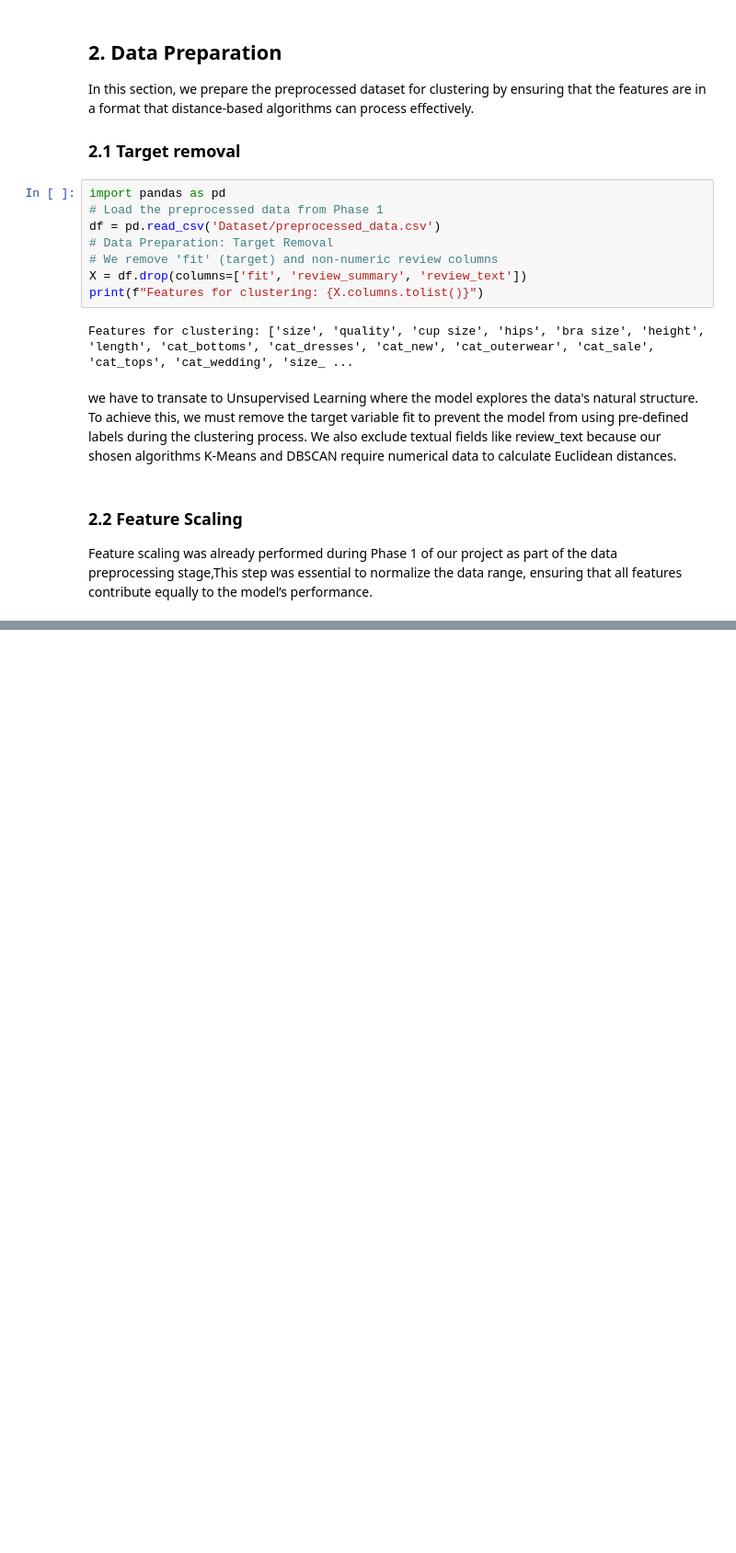
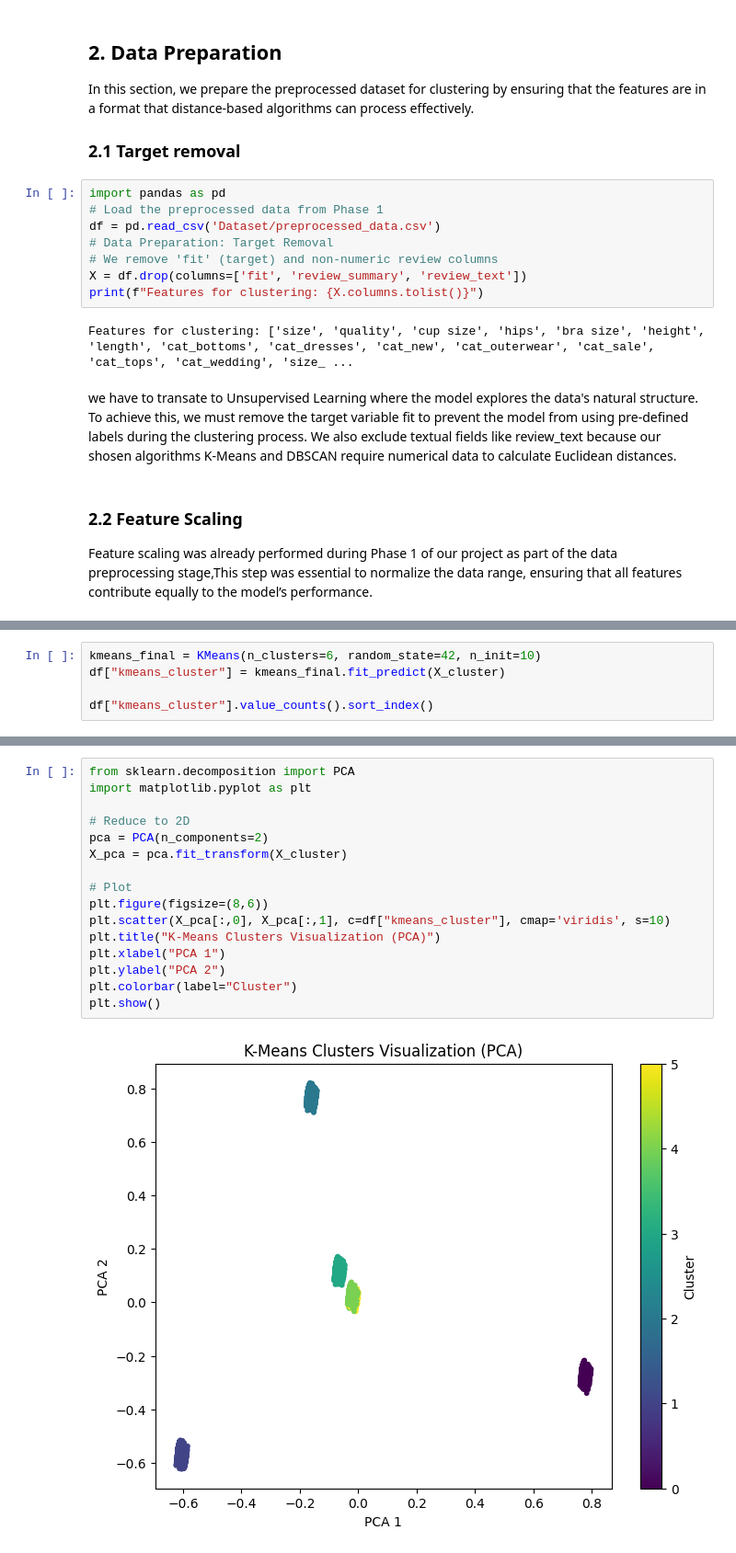
Before and after one commit to alameer515/SWE485-Project-Group10, a Jupyter notebook: Phase2_Unsupervised_Learning.ipynb, the cells around one changed output, grey strips where cells are left out. Shown at 92% size. Cells and saved outputs as stored; diff of their text form; blank space fills up the shorter version.

```diff
--- a/Phase2_Unsupervised_Learning.ipynb
+++ b/Phase2_Unsupervised_Learning.ipynb
@@ -42,0 +160,5 @@ Feature scaling was already performed during Phase 1 of our project as part of t
+# %%
+kmeans_final = KMeans(n_clusters=6, random_state=42, n_init=10)
+df["kmeans_cluster"] = kmeans_final.fit_predict(X_cluster)
+
+df["kmeans_cluster"].value_counts().sort_index()
@@ -42,0 +254,18 @@ Feature scaling was already performed during Phase 1 of our project as part of t
+# %%
+from sklearn.decomposition import PCA
+import matplotlib.pyplot as plt
+
+# Reduce to 2D
+pca = PCA(n_components=2)
+X_pca = pca.fit_transform(X_cluster)
+
+# Plot
+plt.figure(figsize=(8,6))
+plt.scatter(X_pca[:,0], X_pca[:,1], c=df["kmeans_cluster"], cmap='viridis', s=10)
+plt.title("K-Means Clusters Visualization (PCA)")
+plt.xlabel("PCA 1")
+plt.ylabel("PCA 2")
+plt.colorbar(label="Cluster")
+plt.show()
+# %% [output]
+[figure, added]
```
Also changed, not shown: parts of 29 cells of this notebook.
